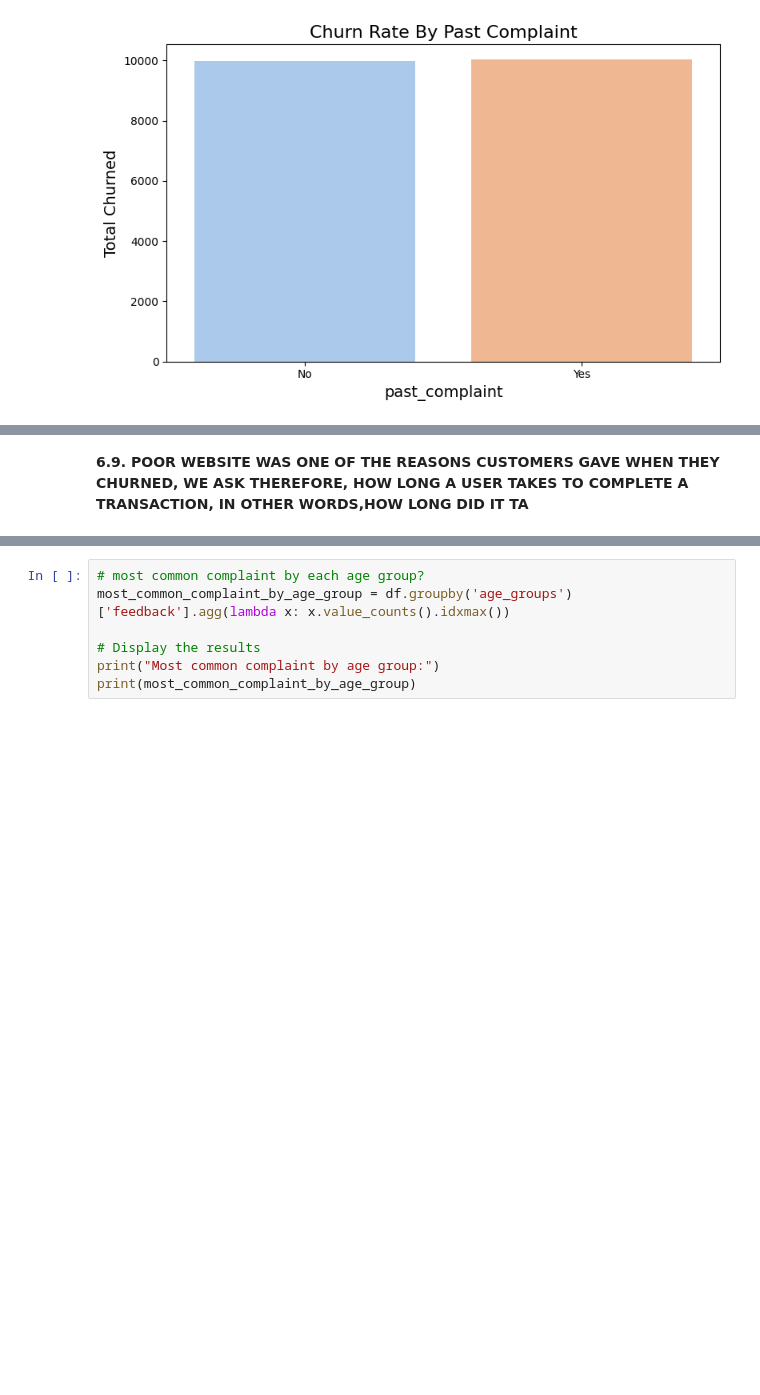
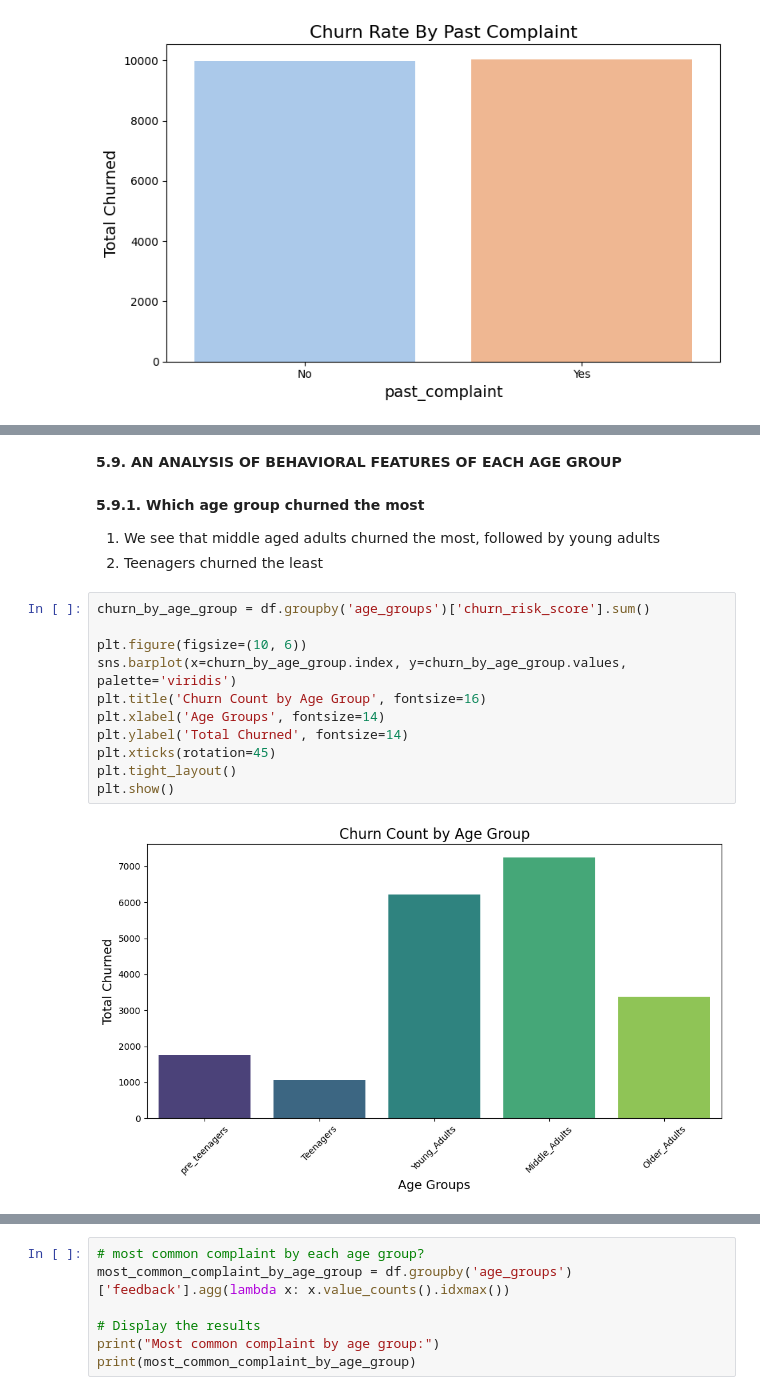
Before and after one commit to mpho-prince-mahlangu771/customer-churn-prediction, a Jupyter notebook: Leading_Churn_prediction_model.ipynb, the cells around one changed output, grey strips where cells are left out. Drawn from its saved outputs; the diff is of its cells as text; blank space fills up the shorter version.

```diff
--- a/Leading_Churn_prediction_model.ipynb
+++ b/Leading_Churn_prediction_model.ipynb
@@ -636,2 +663,19 @@ plt.show()
 # %% [markdown]
-**6.9. POOR WEBSITE WAS ONE OF THE REASONS CUSTOMERS GAVE WHEN THEY CHURNED, WE ASK THEREFORE, HOW LONG A USER TAKES TO COMPLETE A TRANSACTION, IN OTHER WORDS,HOW LONG DID IT TA**
+**5.9. AN ANALYSIS OF BEHAVIORAL FEATURES OF EACH AGE GROUP**
+# %% [markdown]
+**5.9.1. Which age group churned the most** <br>
+1. We see that middle aged adults churned the most, followed by young adults <br>
+2. Teenagers churned the least
+# %%
+churn_by_age_group = df.groupby('age_groups')['churn_risk_score'].sum()
+
+plt.figure(figsize=(10, 6))
+sns.barplot(x=churn_by_age_group.index, y=churn_by_age_group.values, palette='viridis')
+plt.title('Churn Count by Age Group', fontsize=16)
+plt.xlabel('Age Groups', fontsize=14)
+plt.ylabel('Total Churned', fontsize=14)
+plt.xticks(rotation=45)
+plt.tight_layout()
+plt.show()
+# %% [output]
+[figure, added]
```
Also changed, not shown: parts of 12 cells of this notebook.
